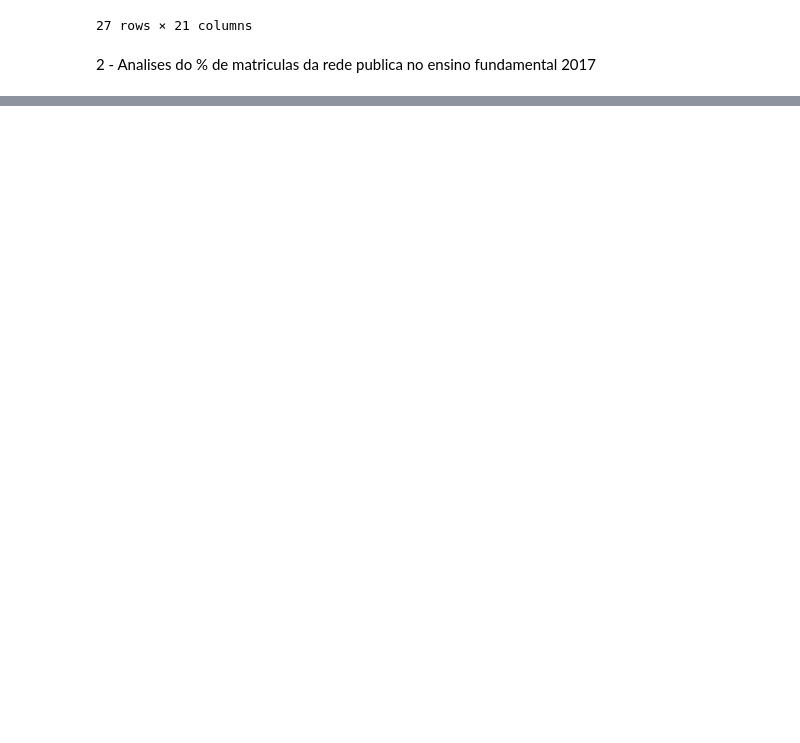
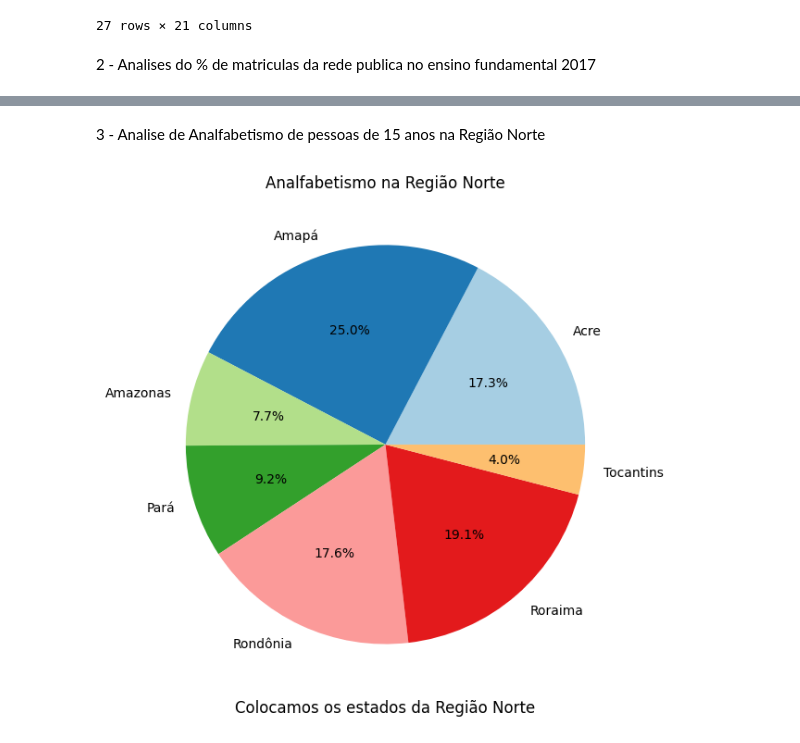
Before and after one commit to vmanuelmartinez/Projeto-Educacao-Brasileira, a Jupyter notebook: analise.ipynb, the cells around one changed output, grey strips where cells are left out. Saved outputs shown, nothing was run; the diff lists cells and outputs as text; code cells hidden in the pictures; blank space fills up the shorter version.

```diff
--- a/analise.ipynb
+++ b/analise.ipynb
@@ -50,0 +56,21 @@ plt.show()
+# %% [markdown]
+3 - Analise de Analfabetismo de pessoas de 15 anos na Região Norte
+# %%
+import matplotlib.pyplot as plt
+RegiaoNorte = ['Acre', 'Amapá', 'Amazonas', 'Pará', 'Rondônia', 'Roraima', 'Tocantins']
+
+analfabetismo15 = [12.60, 18.19, 5.63, 6.66, 12.79, 13.90, 2.94]
+
+plt.figure(figsize=(10, 7))
+plt.pie(analfabetismo15,
+        labels=RegiaoNorte,
+        autopct='%1.1f%%',
+
+        colors=plt.cm.Paired(range(len(RegiaoNorte))))
+
+plt.title('Analfabetismo na Região Norte')
+plt.xlabel('Colocamos os estados da Região Norte', color='black', fontsize='12')
+plt.savefig("Analfabetismo de pessoas de 15 anos na Região Norte.png")
+plt.show()
+# %% [output]
+[figure, added]
```
Also changed, not shown: parts of 8 cells of this notebook, 10 other files.
